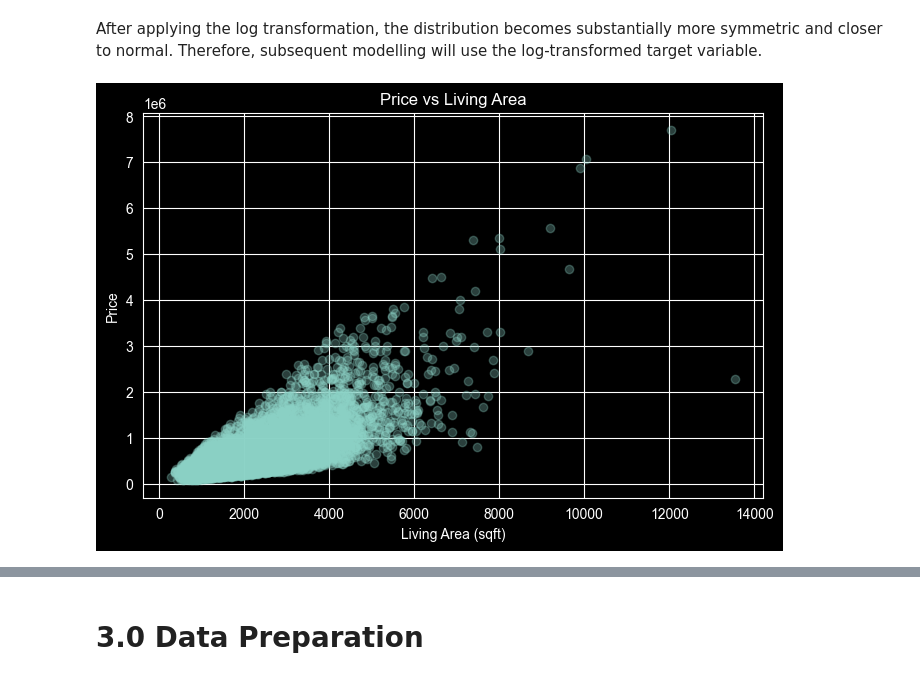
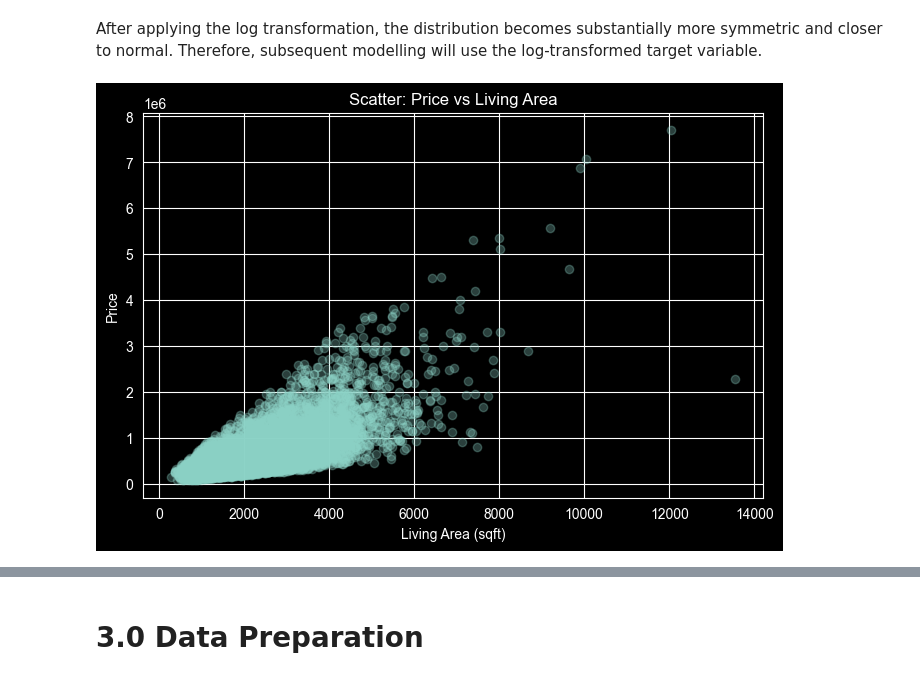
Before and after one commit to yang2094582004-ai/MSIN0097-Assessment-1---Individual-Assignment, a Jupyter notebook: PA.ipynb, the cells around one changed output, grey strips where cells are left out. Saved outputs shown, nothing was run; the diff lists cells and outputs as text; code cells hidden in the pictures.

```diff
--- a/PA.ipynb
+++ b/PA.ipynb
@@ -150,9 +148,9 @@ After applying the log transformation, the distribution becomes substantially mo
 # %%
 plt.figure(figsize=(8,5))
 plt.scatter(df["sqft_living"], df["price"], alpha=0.3)
 plt.xlabel("Living Area (sqft)")
 plt.ylabel("Price")
-plt.title("Price vs Living Area")
+plt.title("Scatter: Price vs Living Area")
 plt.show()
 # %% [output]
-[figure, old version]
+[figure, new version]
```
Also changed, not shown: parts of 7 cells of this notebook.
